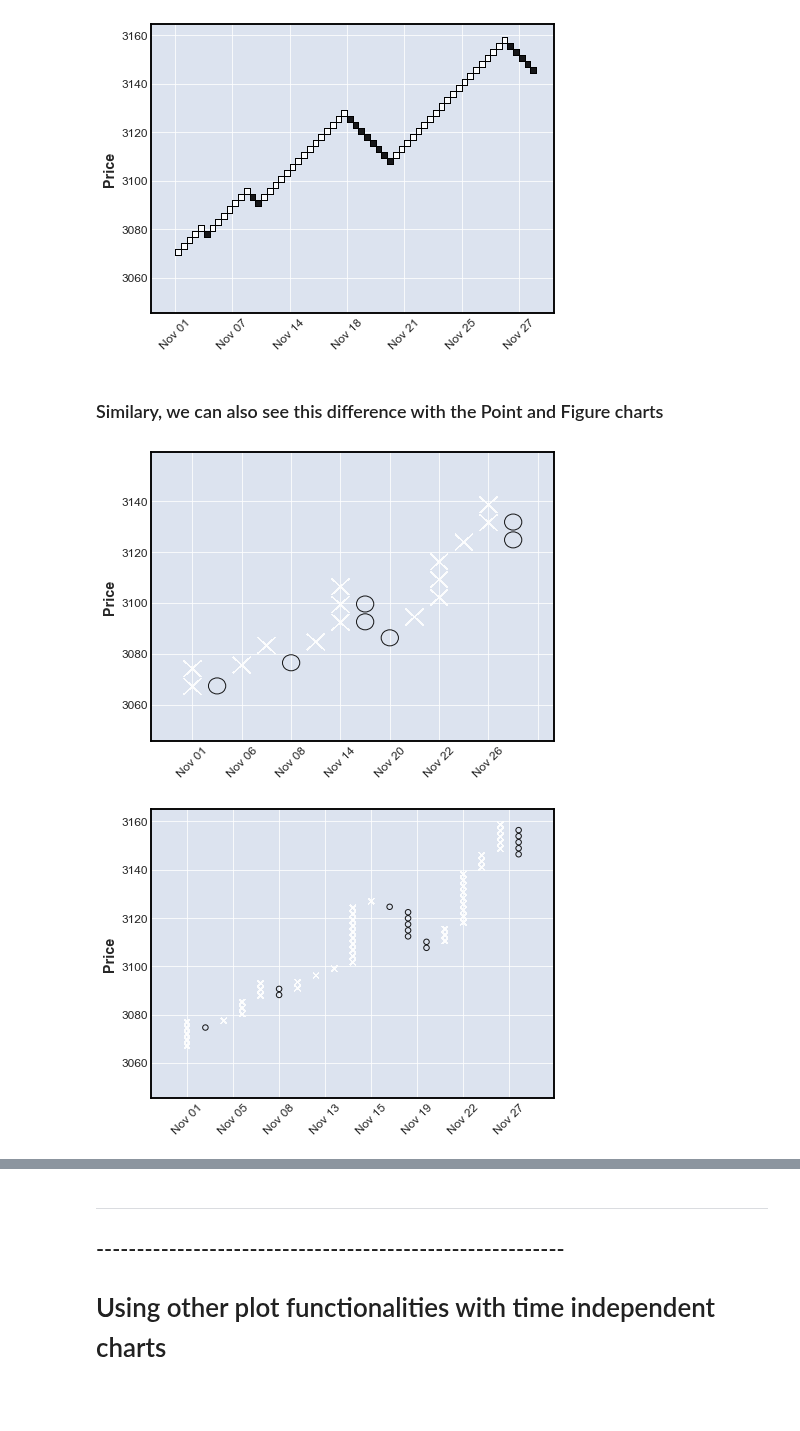
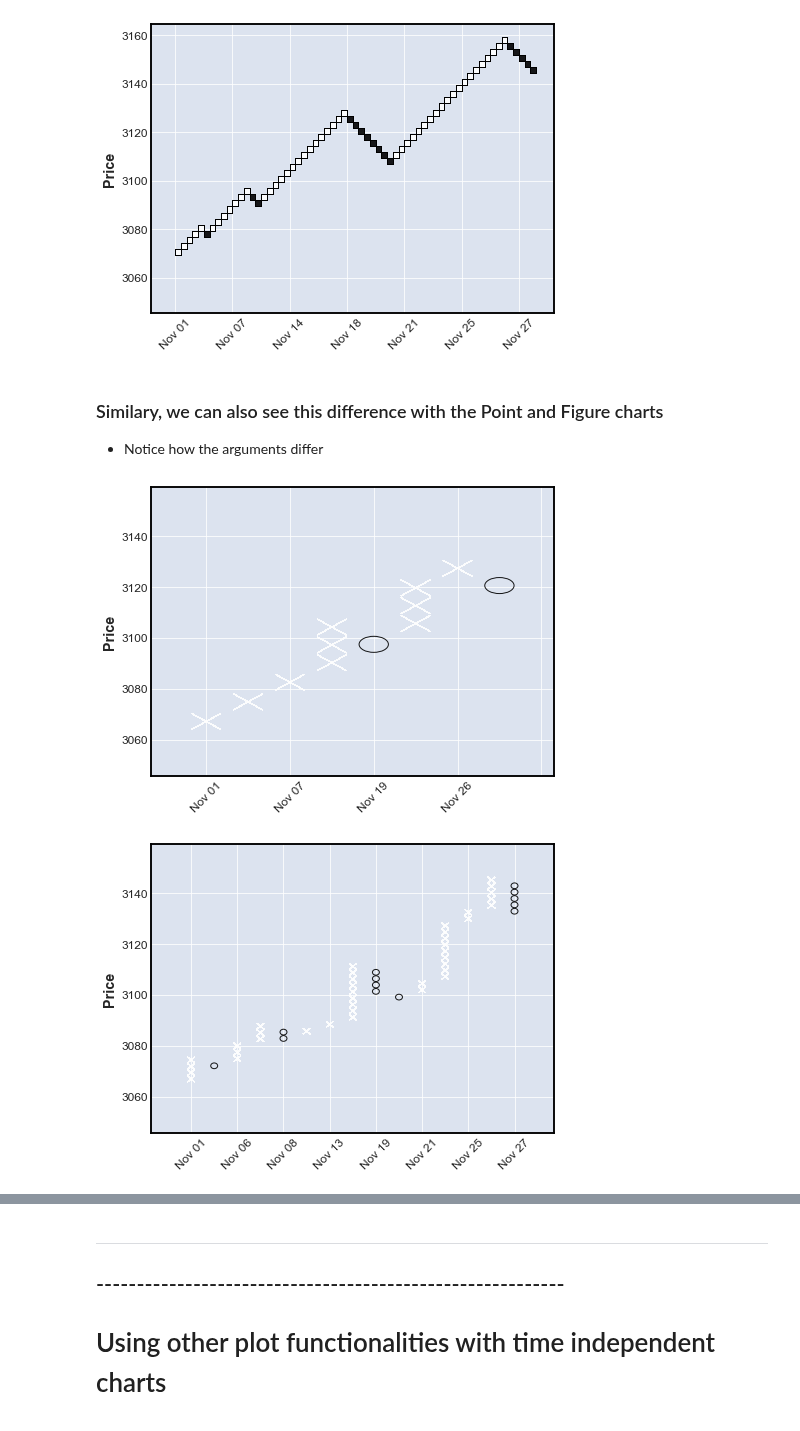
Before and after one commit to matplotlib/mplfinance, a Jupyter notebook: examples/price-movement_plots.ipynb, the cells around one changed output, grey strips where cells are left out. Drawn from its saved outputs; the diff is of its cells as text; code cells hidden in the pictures.

```diff
--- a/examples/price-movement_plots.ipynb
+++ b/examples/price-movement_plots.ipynb
@@ -81,12 +94,13 @@ mpf.plot(daily,type='renko',pmove_params=dict(size=2.5))
 [figure]
 # %% [markdown]
 ### Similary, we can also see this difference with the Point and Figure charts
+- Notice how the arguments differ
 # %%
-mpf.plot(daily,type='p&f',pmove_params=dict(size=7))
-mpf.plot(daily,type='p&f',pmove_params=dict(size=2.5))
+mpf.plot(daily,type='p&f',pointnfig_params=dict(box_size=7))
+mpf.plot(daily,type='p&f',pointnfig_params=dict(box_size=2.5))
 # %% [output]
-[figure, old version]
+[figure, new version]
-[figure, old version]
+[figure, new version]
 # %% [markdown]
 ---
 
```
Also changed, not shown: parts of 9 cells of this notebook, 2 other files.
